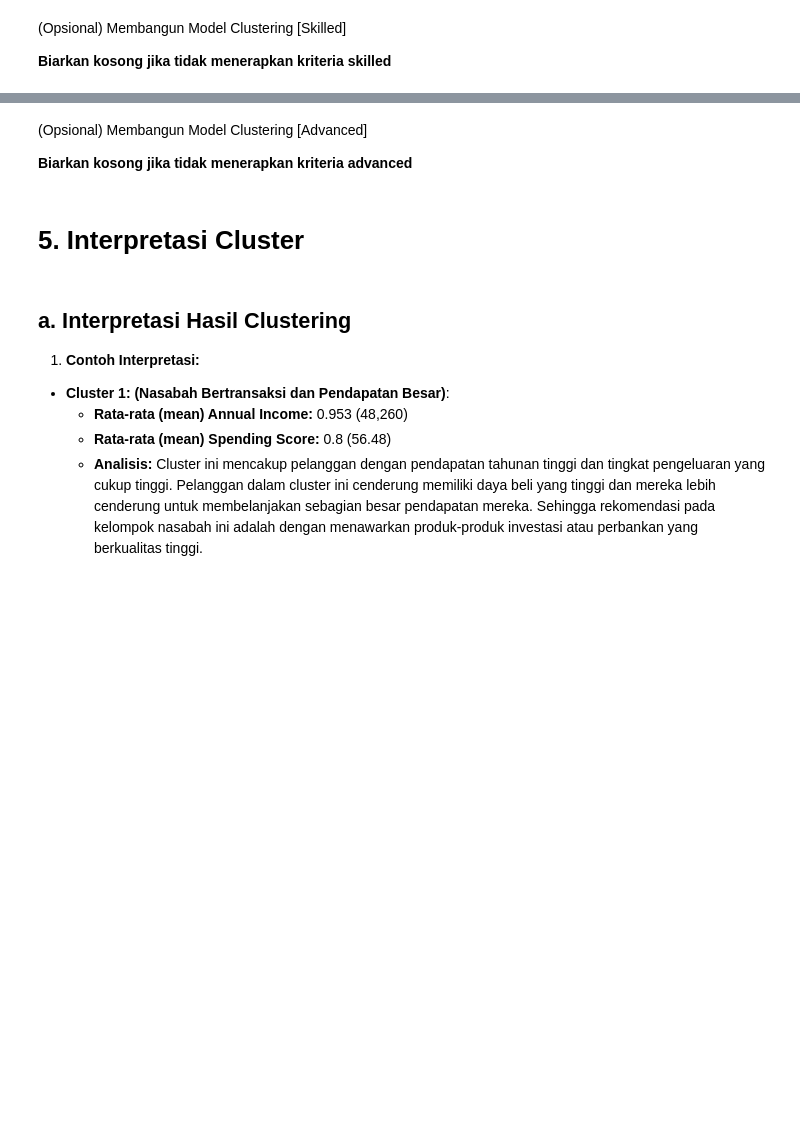
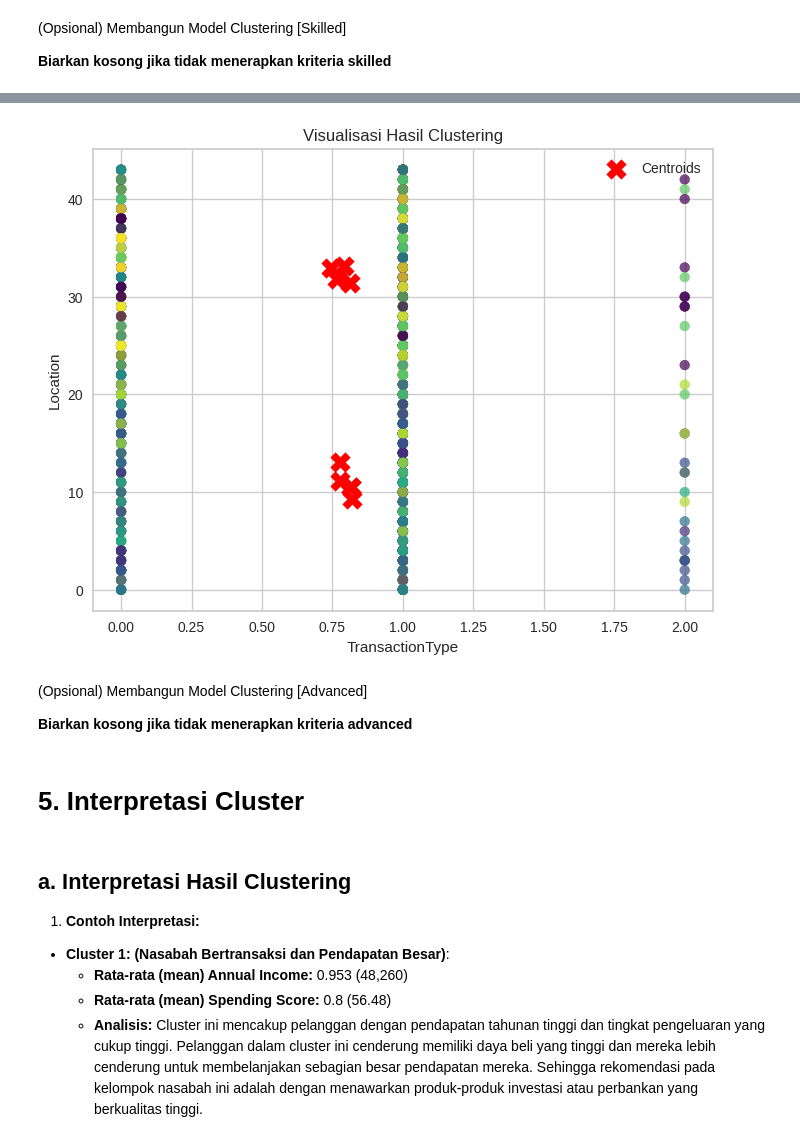
Before and after one commit to FaizFP/Dicoding--Project, a Jupyter notebook: [Clustering]_Submission_Akhir_BMLP_Your_Name.ipynb, the cells around one changed output, grey strips where cells are left out. Saved outputs shown, nothing was run; the diff lists cells and outputs as text; code cells hidden in the pictures; blank space fills up the shorter version.

```diff
--- a/[Clustering]_Submission_Akhir_BMLP_Your_Name.ipynb
+++ b/[Clustering]_Submission_Akhir_BMLP_Your_Name.ipynb
@@ -414,3 +446,18 @@ Jalankan cell code ini untuk menyimpan model kamu.
+# %%
+# Membuat visualisasi hasil clustering
+
+# Visualisasi hasil clustering
+plt.figure(figsize=(8,6))
+plt.scatter(X.iloc[:,0], X.iloc[:,1], c=labels, cmap='viridis', s=50, alpha=0.7)
+plt.scatter(visualizer.cluster_centers_[:,0], visualizer.cluster_centers_[:,1],
+            c='red', marker='X', s=200, label='Centroids')
+plt.title("Visualisasi Hasil Clustering")
+plt.xlabel(X.columns[0])
+plt.ylabel(X.columns[1])
+plt.legend()
+plt.show()
+# %% [output]
+[figure, added]
 # %% [markdown]
 (Opsional) Membangun Model Clustering [Advanced]
 
```
Also changed, not shown: parts of 9 cells of this notebook.
